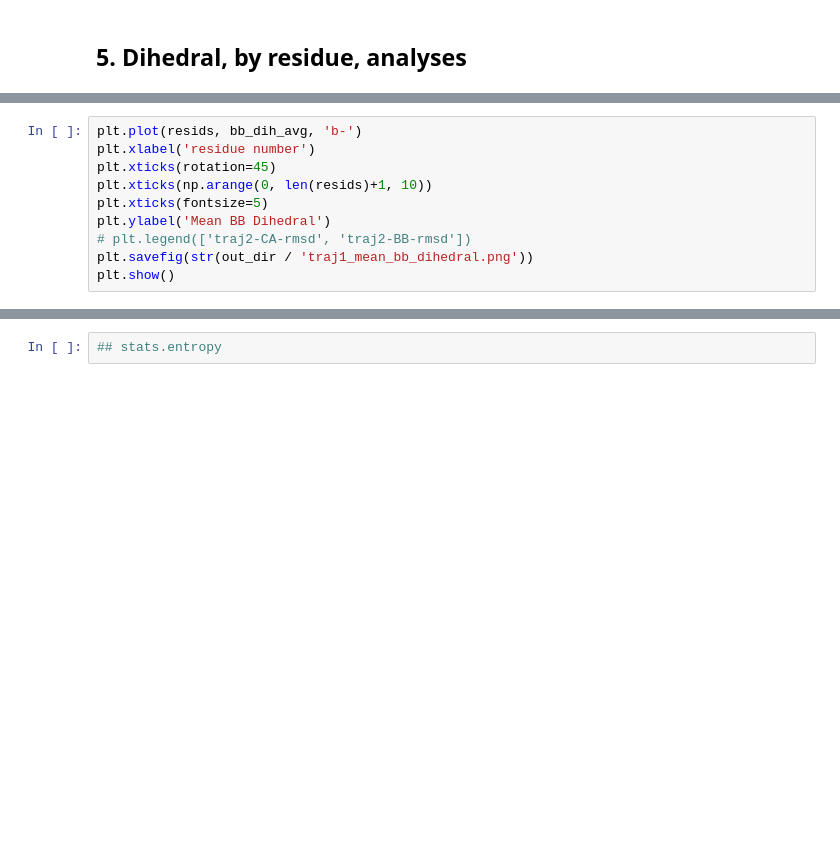
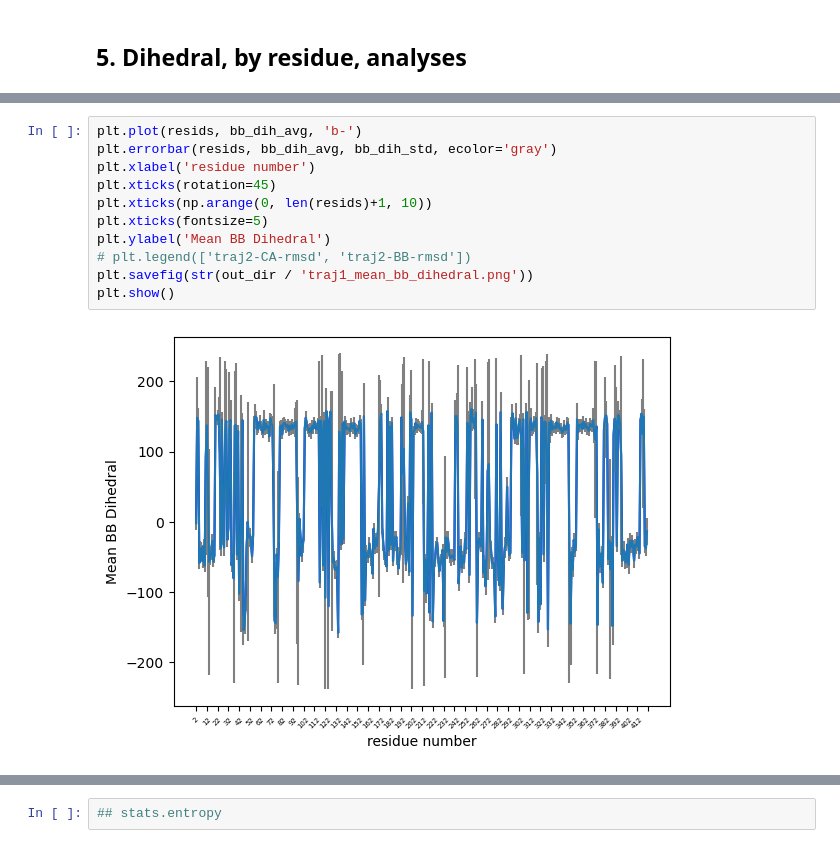
Before and after one commit to gosldorf/protein-simulation-analysis, a Jupyter notebook: 0_proteinanalysis.ipynb, the cells around one changed output, grey strips where cells are left out. Saved outputs shown, nothing was run; the diff lists cells and outputs as text; blank space fills up the shorter version.

```diff
--- a/0_proteinanalysis.ipynb
+++ b/0_proteinanalysis.ipynb
@@ -724,12 +792,15 @@ byres_stats3
 # %%
 plt.plot(resids, bb_dih_avg, 'b-')
+plt.errorbar(resids, bb_dih_avg, bb_dih_std, ecolor='gray')
 plt.xlabel('residue number')
 plt.xticks(rotation=45)
 plt.xticks(np.arange(0, len(resids)+1, 10))
 plt.xticks(fontsize=5)
 plt.ylabel('Mean BB Dihedral')
 # plt.legend(['traj2-CA-rmsd', 'traj2-BB-rmsd'])
 plt.savefig(str(out_dir / 'traj1_mean_bb_dihedral.png'))
 plt.show()
+# %% [output]
+[figure, added]
 # %%
 plt.plot(resids, sc_dih_avg, 'b-')
```
Also changed, not shown: parts of 23 cells of this notebook, 5 other files.
